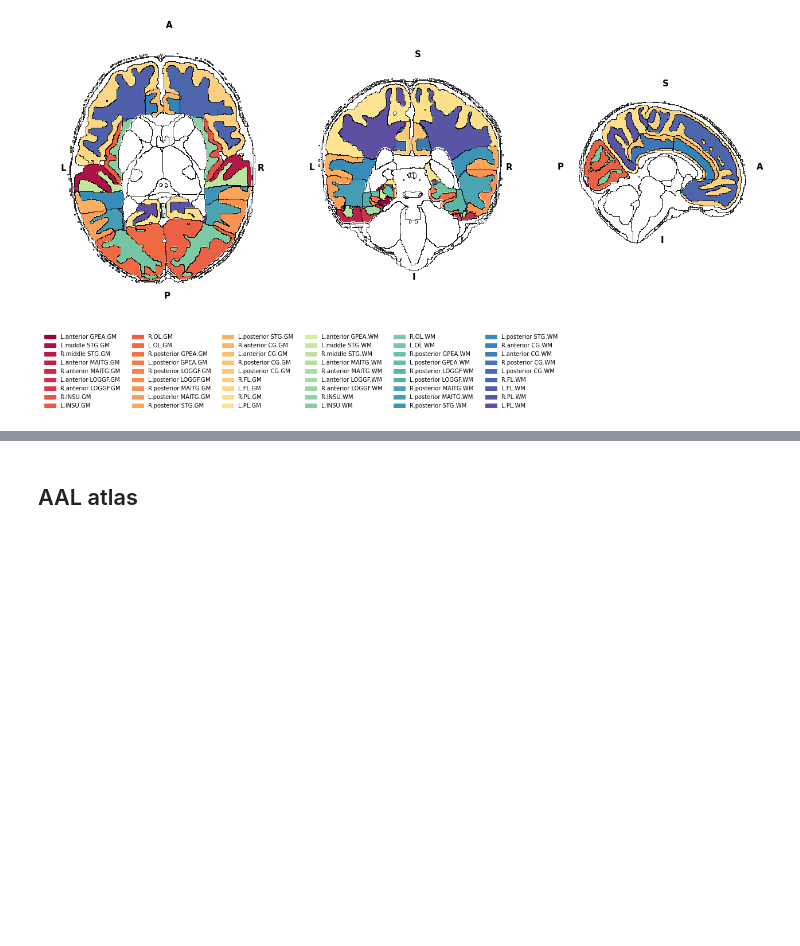
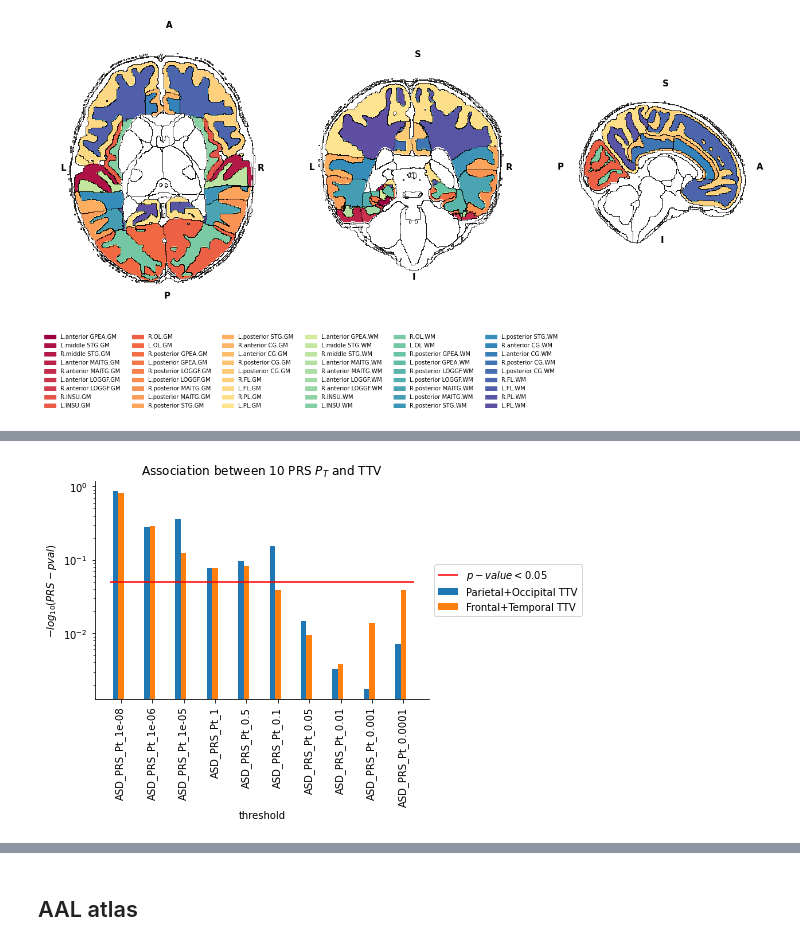
Before and after one commit to lehai-ml/dHCP_genetics, a Jupyter notebook: notebook_results/asd/6_ASD_Visualise_Brain_volumes.ipynb, the cells around one changed output, grey strips where cells are left out. Drawn from its saved outputs; the diff is of its cells as text; code cells hidden in the pictures; blank space fills up the shorter version.

```diff
--- a/notebook_results/asd/6_ASD_Visualise_Brain_volumes.ipynb
+++ b/notebook_results/asd/6_ASD_Visualise_Brain_volumes.ipynb
@@ -141,0 +141,19 @@ fig.savefig('combined_segmentation.svg',format='svg')
+# %%
+new_df['CSF+Ventricles TTV'] = new_df['CSF']+new_df['Ventricles']
+# %%
+mass_univariate = stats.MassUnivariate.calculate_mass_univariate_across_multiple_thresholds(
+    df,
+    thresholds=[i for i in new_df.columns if 'PRS_pca' in i],
+    cat_independentVar_cols=['sex'],
+    cont_independentVar_cols=['GA','PMA','ICV']+ancestry,
+    dependentVar_cols=[i for i in df.columns if 'CSF' in i]+['Ventricles','Imperial 49','Imperial 50'])
+# %%
+to_plot = mass_univariate[mass_univariate['Connection'].isin(['Frontal+Temporal TTV','Parietal+Occipital TTV'])]
+visualisation.SimplePlots.Bar(x=['threshold'],
+                             y=['PRS_pval'],hue=['Connection'],data=to_plot,order='x',rotation_x=90,yscalelog=True,hline=0.05,hline_label='$p-value < 0.05$',
+                             ylabel='$-log_{10}(PRS-pval)$')
+plt.title('Association between 10 PRS $P_T$ and TTV')
+sns.despine()
+fig.savefig('../../dataset/preprocessed_dataset/asd/output_plot/association_plot_all_Pt.png')
+# %% [output]
+[figure, added]
```
Also changed, not shown: parts of 21 cells of this notebook.
